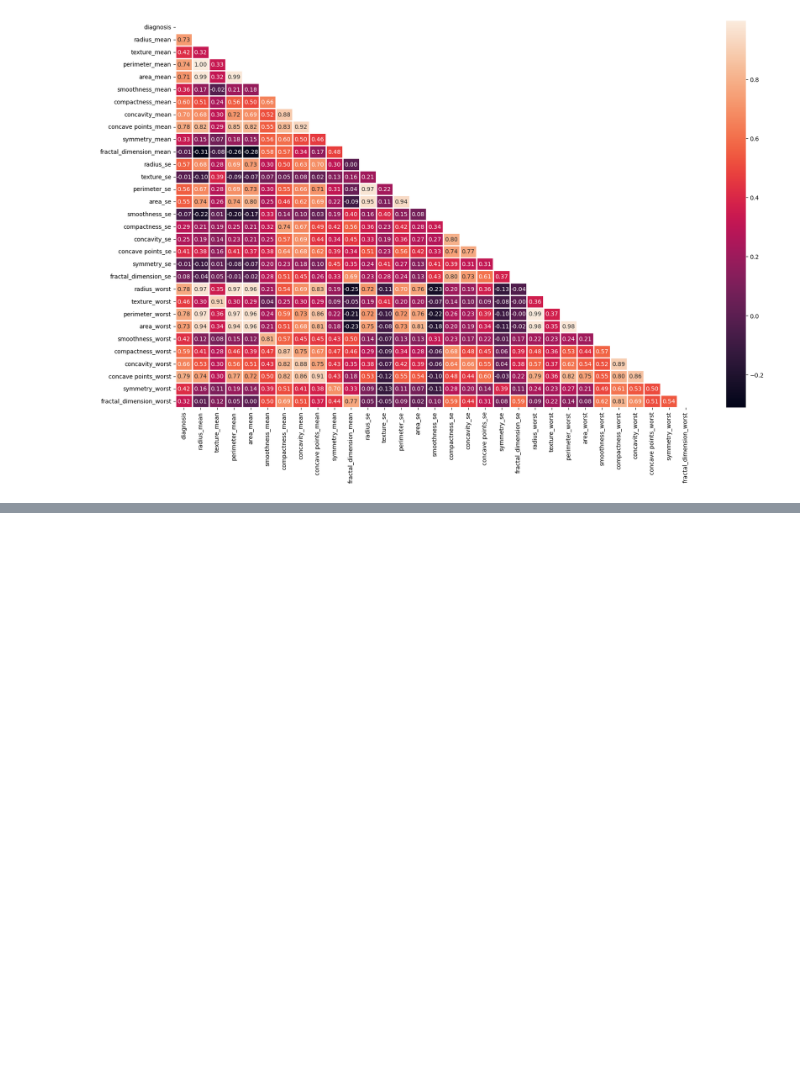
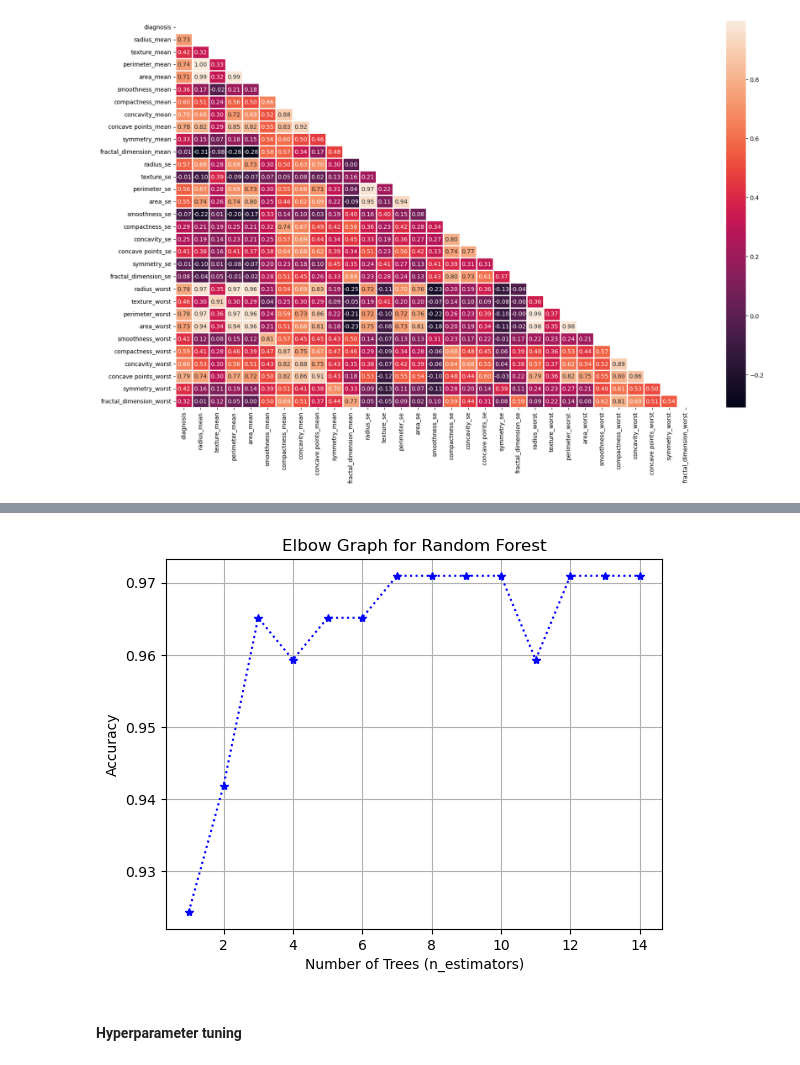
Before and after one commit to Trilokesh-Praxis-2023/Breast_Cancer_Classification, a Jupyter notebook: Breast Cancer/breast-cancer-classification.ipynb, the cells around one changed output, grey strips where cells are left out. Saved outputs shown, nothing was run; the diff lists cells and outputs as text; code cells hidden in the pictures; blank space fills up the shorter version.

```diff
--- a/Breast Cancer/breast-cancer-classification.ipynb
+++ b/Breast Cancer/breast-cancer-classification.ipynb
@@ -975,0 +365,14 @@ print(models_sorted_by_bic)
+# %%
+# Define a range of n_estimators
+n_estimators_range = range(1, 15)
+# Create an elbow plot to visualize the relationship between n_estimators and accuracy
+plt.plot(n_estimators_range, [RandomForestClassifier(n_estimators=n, random_state=42).fit(X_train, y_train).score(X_test, y_test) for n in n_estimators_range], marker='*', linestyle=':', color='b')
+plt.title("Elbow Graph for Random Forest")
+plt.xlabel("Number of Trees (n_estimators)")
+plt.ylabel("Accuracy")
+plt.grid(True)
+plt.show()
+# %% [output]
+[figure, added]
+# %% [markdown]
+#### Hyperparameter tuning
```
Also changed, not shown: parts of 93 cells of this notebook.
